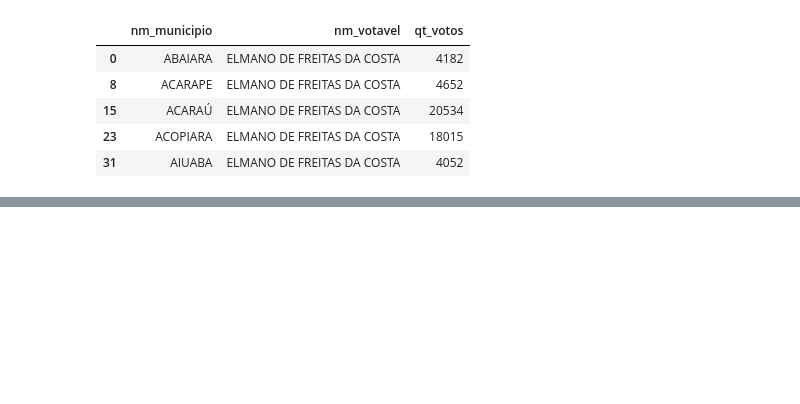
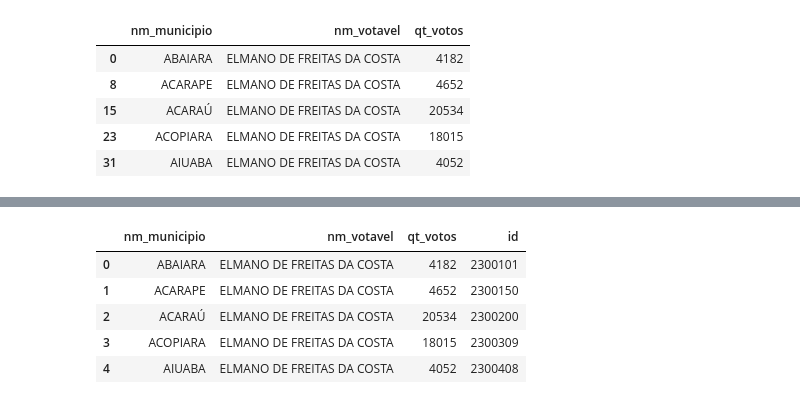
Before and after one commit to DamodaraBarbosa/clustering_municipios_eleicoes_2022_ceara, a Jupyter notebook: 05_data_analysis_eleicoes_ceara_2022.ipynb, the cells around one changed output, grey strips where cells are left out. Cells and saved outputs as stored; diff of their text form; code cells hidden in the pictures; blank space fills up the shorter version.

```diff
--- a/05_data_analysis_eleicoes_ceara_2022.ipynb
+++ b/05_data_analysis_eleicoes_ceara_2022.ipynb
@@ -548,0 +623,9 @@ fig.show()
+# %%
+vencedores_por_municipio.head()
+# %% [output]
+|  | nm_municipio | nm_votavel | qt_votos | id |
+| 0 | ABAIARA | ELMANO DE FREITAS DA COSTA | 4182 | 2300101 |
+| 1 | ACARAPE | ELMANO DE FREITAS DA COSTA | 4652 | 2300150 |
+| 2 | ACARAÚ | ELMANO DE FREITAS DA COSTA | 20534 | 2300200 |
+| 3 | ACOPIARA | ELMANO DE FREITAS DA COSTA | 18015 | 2300309 |
+| 4 | AIUABA | ELMANO DE FREITAS DA COSTA | 4052 | 2300408 |
```
Also changed, not shown: parts of 43 cells of this notebook.
